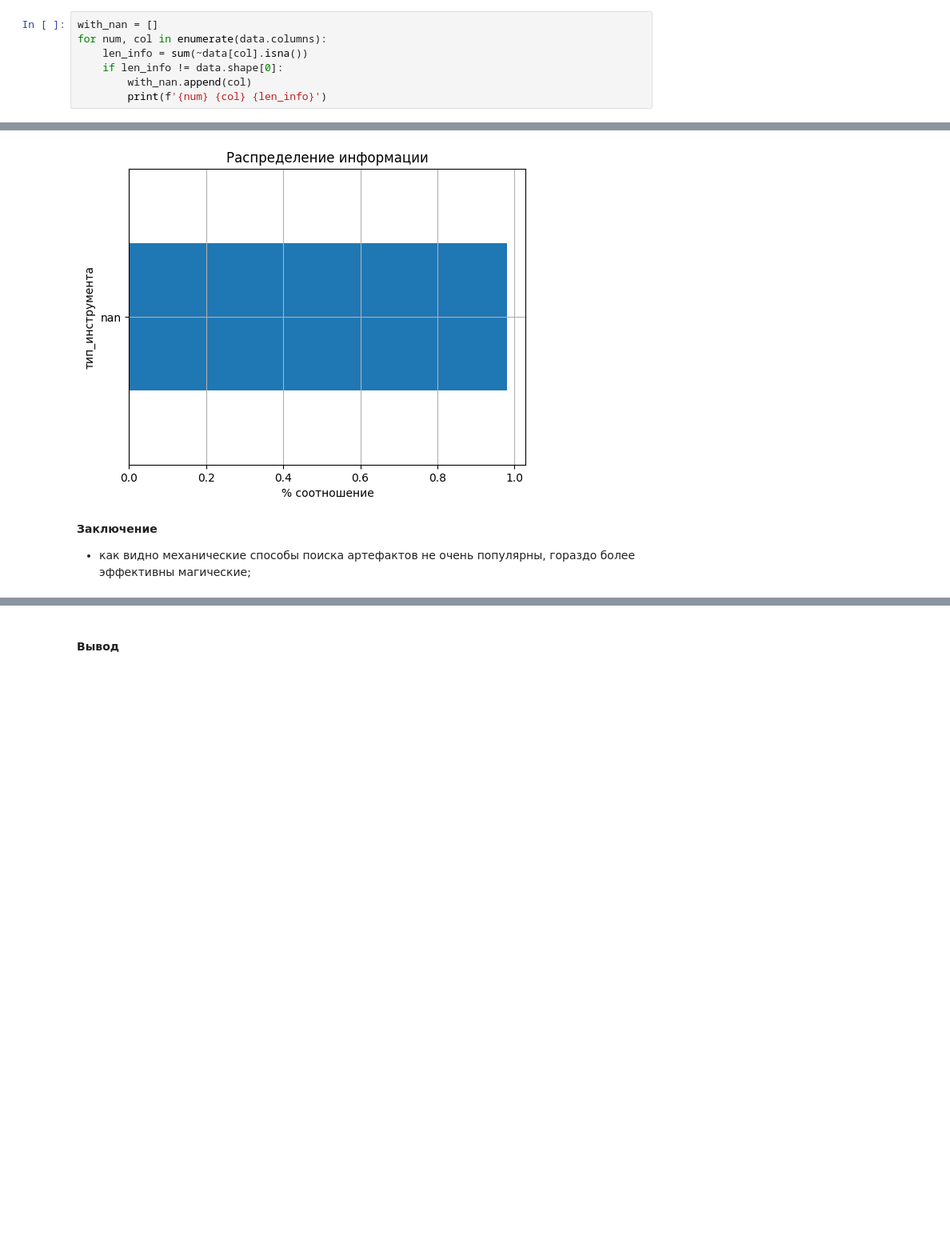
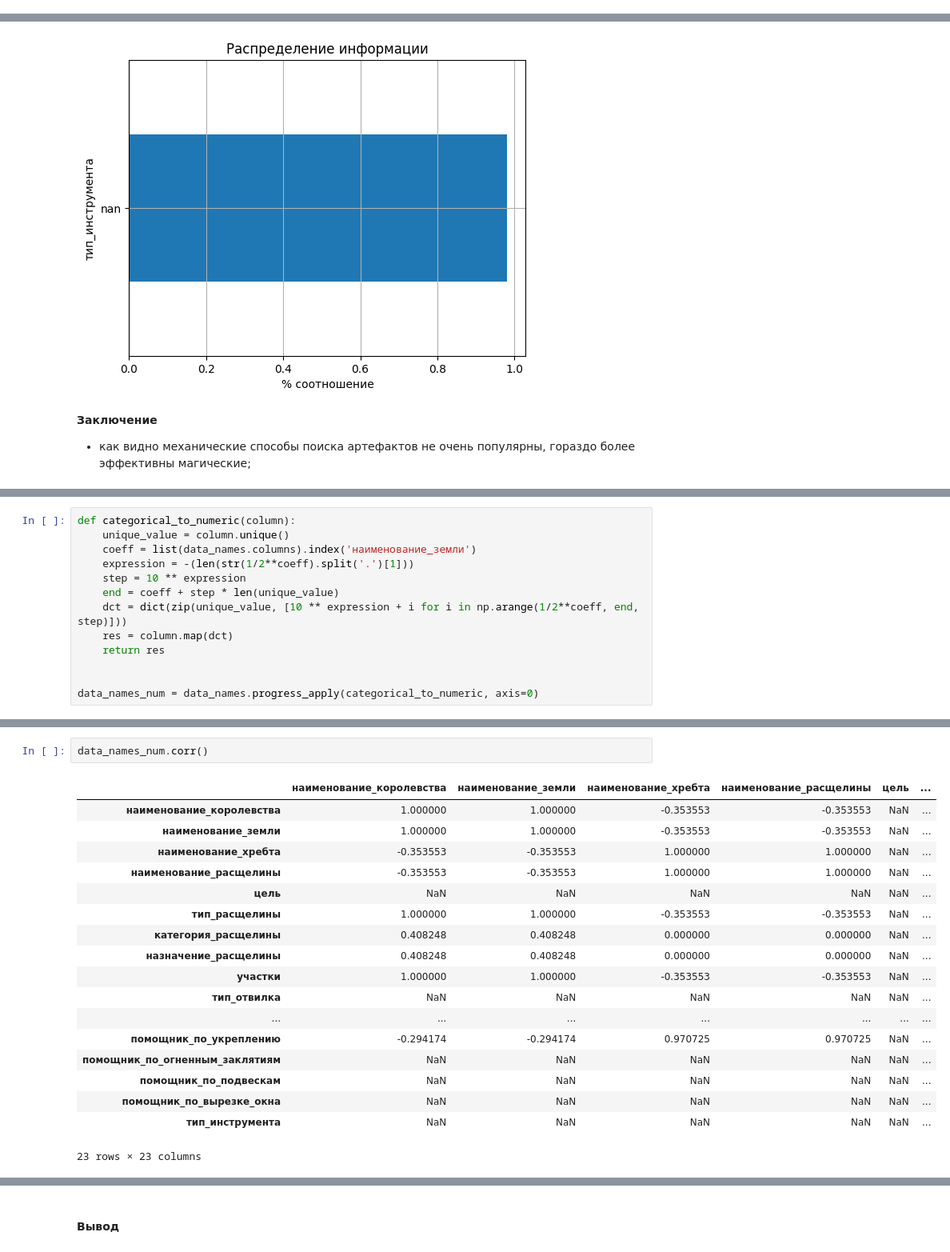
Before and after one commit to observer012/Pet_projects, a Jupyter notebook: Профессионалы 4.0/01.11.2024/prj Vedmak.ipynb, the cells around one changed output, grey strips where cells are left out. Shown at 80% size. Cells and saved outputs as stored; diff of their text form; blank space fills up the shorter version.

Commit message:
19. Conducted an analysis of categorical features. Added an item with correlation

```diff
--- a/Профессионалы 4.0/01.11.2024/prj Vedmak.ipynb
+++ b/Профессионалы 4.0/01.11.2024/prj Vedmak.ipynb
@@ -100,7 +98,0 @@ memory usage: 5.4+ MB
-# %%
-with_nan = []
-for num, col in enumerate(data.columns):
-    len_info = sum(~data[col].isna())
-    if len_info != data.shape[0]:
-        with_nan.append(col)
-        print(f'{num} {col} {len_info}')
@@ -1275,0 +1258,13 @@ barh_column_hist('тип_инструмента', 'наименование_ко
+# %%
+def categorical_to_numeric(column):
+    unique_value = column.unique()
+    coeff = list(data_names.columns).index('наименование_земли')
+    expression = -(len(str(1/2**coeff).split('.')[1]))
+    step = 10 ** expression
+    end = coeff + step * len(unique_value)
+    dct = dict(zip(unique_value, [10 ** expression + i for i in np.arange(1/2**coeff, end, step)]))
+    res = column.map(dct)
+    return res
+
+
+data_names_num = data_names.progress_apply(categorical_to_numeric, axis=0)
@@ -1275,0 +1320,21 @@ barh_column_hist('тип_инструмента', 'наименование_ко
+# %%
+data_names_num.corr()
+# %% [output]
+|  | наименование_королевства | наименование_земли | наименование_хребта | наименование_расщелины | цель | ... |
+| наименование_королевства | 1.000000 | 1.000000 | -0.353553 | -0.353553 | NaN | ... |
+| наименование_земли | 1.000000 | 1.000000 | -0.353553 | -0.353553 | NaN | ... |
+| наименование_хребта | -0.353553 | -0.353553 | 1.000000 | 1.000000 | NaN | ... |
+| наименование_расщелины | -0.353553 | -0.353553 | 1.000000 | 1.000000 | NaN | ... |
+| цель | NaN | NaN | NaN | NaN | NaN | ... |
+| тип_расщелины | 1.000000 | 1.000000 | -0.353553 | -0.353553 | NaN | ... |
+| категория_расщелины | 0.408248 | 0.408248 | 0.000000 | 0.000000 | NaN | ... |
+| назначение_расщелины | 0.408248 | 0.408248 | 0.000000 | 0.000000 | NaN | ... |
+| участки | 1.000000 | 1.000000 | -0.353553 | -0.353553 | NaN | ... |
+| тип_отвилка | NaN | NaN | NaN | NaN | NaN | ... |
+| ... | ... | ... | ... | ... | ... | ... |
+| помощник_по_укреплению | -0.294174 | -0.294174 | 0.970725 | 0.970725 | NaN | ... |
+| помощник_по_огненным_заклятиям | NaN | NaN | NaN | NaN | NaN | ... |
+| помощник_по_подвескам | NaN | NaN | NaN | NaN | NaN | ... |
+| помощник_по_вырезке_окна | NaN | NaN | NaN | NaN | NaN | ... |
+| тип_инструмента | NaN | NaN | NaN | NaN | NaN | ... |
+23 rows × 23 columns
```
Also changed, not shown: parts of 83 cells of this notebook, 3 other files.
